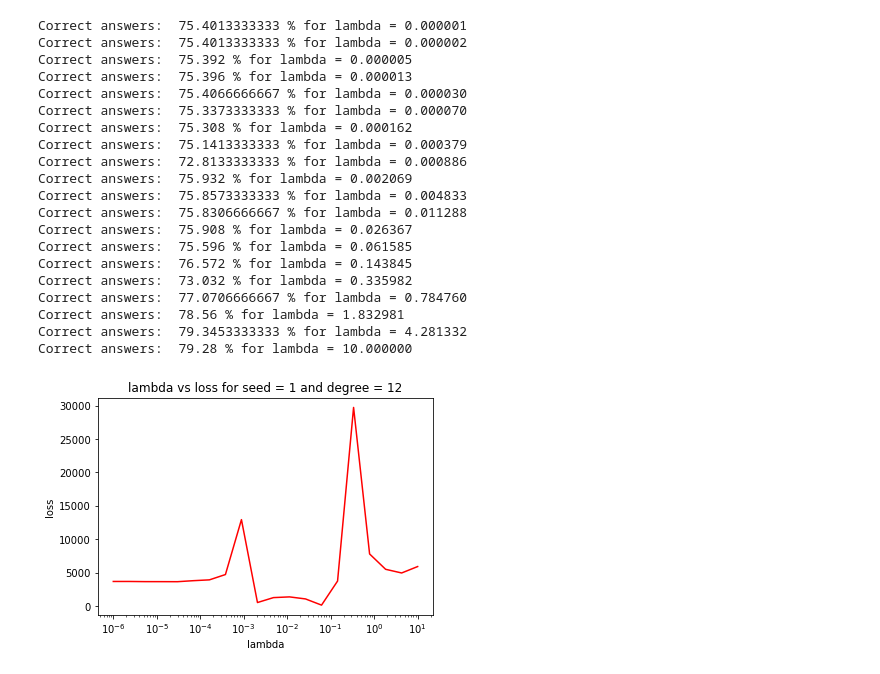
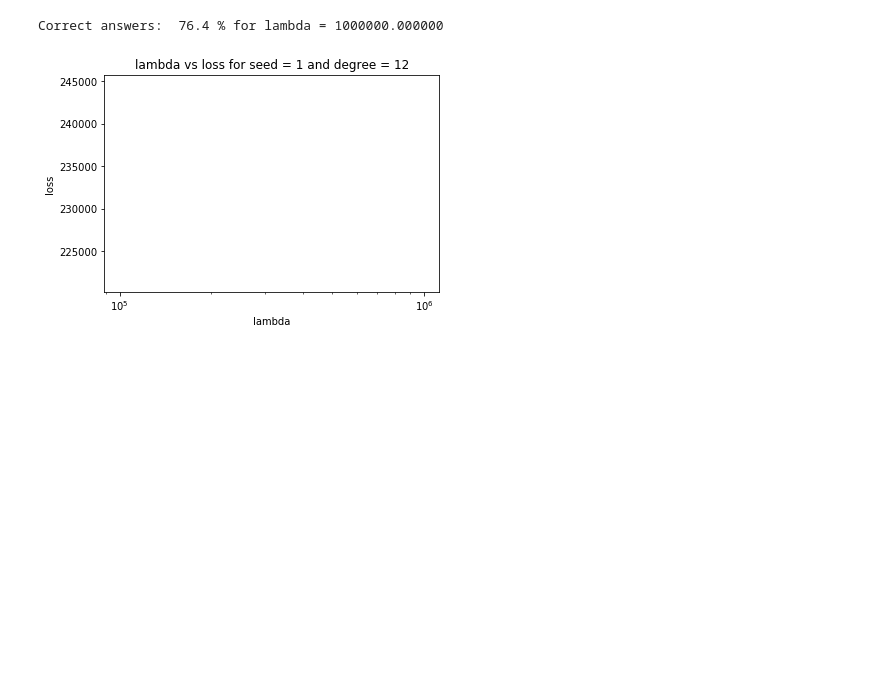
Before and after one commit to leonardopetrini/project_1_final, a Jupyter notebook: run.ipynb, the cells around one changed output. Saved outputs shown, nothing was run; the diff lists cells and outputs as text; code cells hidden in the pictures; blank space fills up the shorter version.

```diff
--- a/run.ipynb
+++ b/run.ipynb
@@ -16,34 +18,15 @@ x = standardize_by_column(x)
 # %%
 '''Define values to perform Ridge regression with simple splitting of the dataset'''
 
 degree = 12
-ratio = 0.70  #train/test examples
-lambdas = np.logspace(-6,1,20)
+ratio = 0.9  #train/test examples
+lambdas = [1e6]
 seed = 1
 
 w = ridge_with_simple_splitting(y,x, degree, ratio, lambdas, seed)
 # %% [output]
-Correct answers:  75.4013333333 % for lambda = 0.000001
-Correct answers:  75.4013333333 % for lambda = 0.000002
-Correct answers:  75.392 % for lambda = 0.000005
-Correct answers:  75.396 % for lambda = 0.000013
-Correct answers:  75.4066666667 % for lambda = 0.000030
-Correct answers:  75.3373333333 % for lambda = 0.000070
-Correct answers:  75.308 % for lambda = 0.000162
-Correct answers:  75.1413333333 % for lambda = 0.000379
-Correct answers:  72.8133333333 % for lambda = 0.000886
-Correct answers:  75.932 % for lambda = 0.002069
-Correct answers:  75.8573333333 % for lambda = 0.004833
-Correct answers:  75.8306666667 % for lambda = 0.011288
-Correct answers:  75.908 % for lambda = 0.026367
-Correct answers:  75.596 % for lambda = 0.061585
-Correct answers:  76.572 % for lambda = 0.143845
-Correct answers:  73.032 % for lambda = 0.335982
-Correct answers:  77.0706666667 % for lambda = 0.784760
-Correct answers:  78.56 % for lambda = 1.832981
-Correct answers:  79.3453333333 % for lambda = 4.281332
-Correct answers:  79.28 % for lambda = 10.000000
+Correct answers:  76.4 % for lambda = 1000000.000000
-[figure, old version]
+[figure, new version]
 # %%
 '''Define values to perform Ridge regression with cross validation of the dataset'''
 
```
Also changed, not shown: parts of 5 cells of this notebook, 2 other files.
